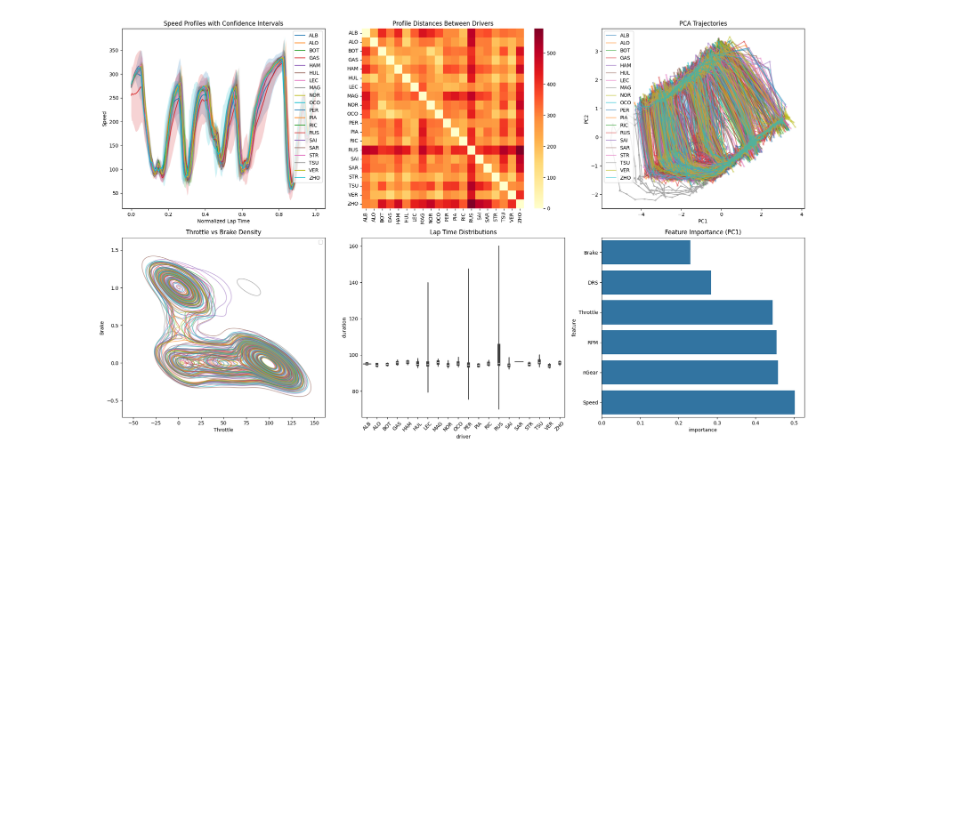
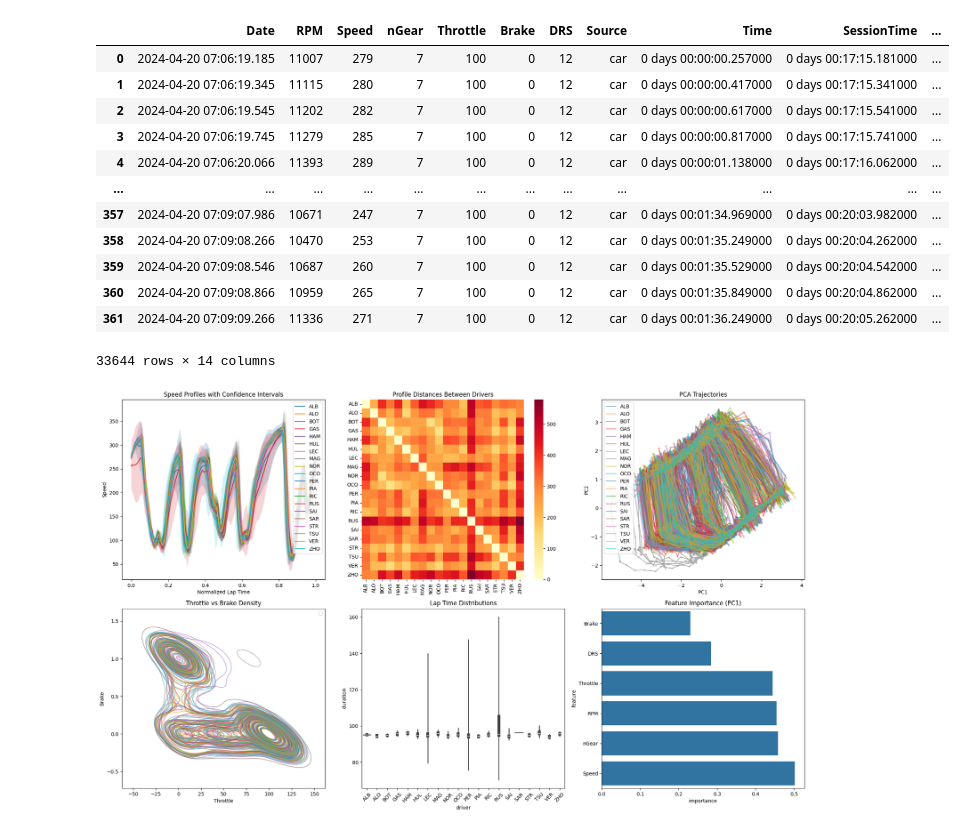
Before and after one commit to akatelync/f1-exploration, a Jupyter notebook: sample_notebook.ipynb, the cells around one changed output. Drawn from its saved outputs; the diff is of its cells as text; code cells hidden in the pictures; blank space fills up the shorter version.

Commit message:
extract quali and lap data

```diff
--- a/sample_notebook.ipynb
+++ b/sample_notebook.ipynb
@@ -10,6 +7,6 @@ The autoreload extension is already loaded. To reload it, use:
 # %%
 f1_processor = F1DataProcessor("cache", 2024)
-quali_df = f1_processor.get_quali_session([5])
+quali_data, lap_data = f1_processor.get_quali_session([5])
 # %% [output]
 core           INFO     Loading data for Chinese Grand Prix - Qualifying [v3.4.3]
 req            INFO     Using cached data for session_info
@@ -31,2 +44,18 @@ For example, when doing 'df[col].method(value, inplace=True)', try using 'df.met
+# %%
+lap_data
+# %% [output]
+|  | Date | RPM | Speed | nGear | Throttle | Brake | DRS | Source | Time | SessionTime | ... |
+| 0 | 2024-04-20 07:06:19.185 | 11007 | 279 | 7 | 100 | 0 | 12 | car | 0 days 00:00:00.257000 | 0 days 00:17:15.181000 | ... |
+| 1 | 2024-04-20 07:06:19.345 | 11115 | 280 | 7 | 100 | 0 | 12 | car | 0 days 00:00:00.417000 | 0 days 00:17:15.341000 | ... |
+| 2 | 2024-04-20 07:06:19.545 | 11202 | 282 | 7 | 100 | 0 | 12 | car | 0 days 00:00:00.617000 | 0 days 00:17:15.541000 | ... |
+| 3 | 2024-04-20 07:06:19.745 | 11279 | 285 | 7 | 100 | 0 | 12 | car | 0 days 00:00:00.817000 | 0 days 00:17:15.741000 | ... |
+| 4 | 2024-04-20 07:06:20.066 | 11393 | 289 | 7 | 100 | 0 | 12 | car | 0 days 00:00:01.138000 | 0 days 00:17:16.062000 | ... |
+| ... | ... | ... | ... | ... | ... | ... | ... | ... | ... | ... | ... |
+| 357 | 2024-04-20 07:09:07.986 | 10671 | 247 | 7 | 100 | 0 | 12 | car | 0 days 00:01:34.969000 | 0 days 00:20:03.982000 | ... |
+| 358 | 2024-04-20 07:09:08.266 | 10470 | 253 | 7 | 100 | 0 | 12 | car | 0 days 00:01:35.249000 | 0 days 00:20:04.262000 | ... |
+| 359 | 2024-04-20 07:09:08.546 | 10687 | 260 | 7 | 100 | 0 | 12 | car | 0 days 00:01:35.529000 | 0 days 00:20:04.542000 | ... |
+| 360 | 2024-04-20 07:09:08.866 | 10959 | 265 | 7 | 100 | 0 | 12 | car | 0 days 00:01:35.849000 | 0 days 00:20:04.862000 | ... |
+| 361 | 2024-04-20 07:09:09.266 | 11336 | 271 | 7 | 100 | 0 | 12 | car | 0 days 00:01:36.249000 | 0 days 00:20:05.262000 | ... |
+33644 rows × 14 columns
 # %%
 analyzer = F1TelemetryAnalyzer(n_samples=300)  # Set fixed number of samples per lap
```
Also changed, not shown: parts of 4 cells of this notebook, 1 other file.
